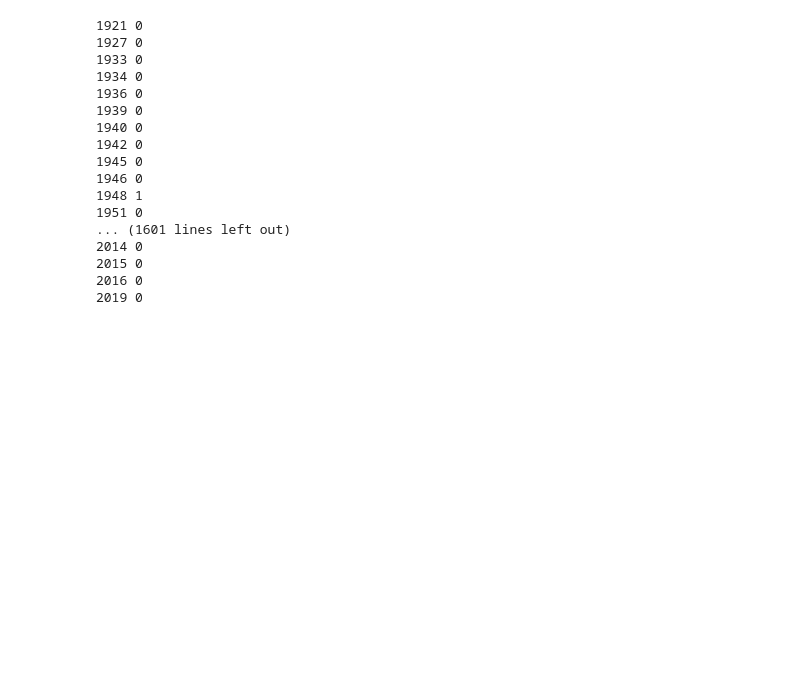
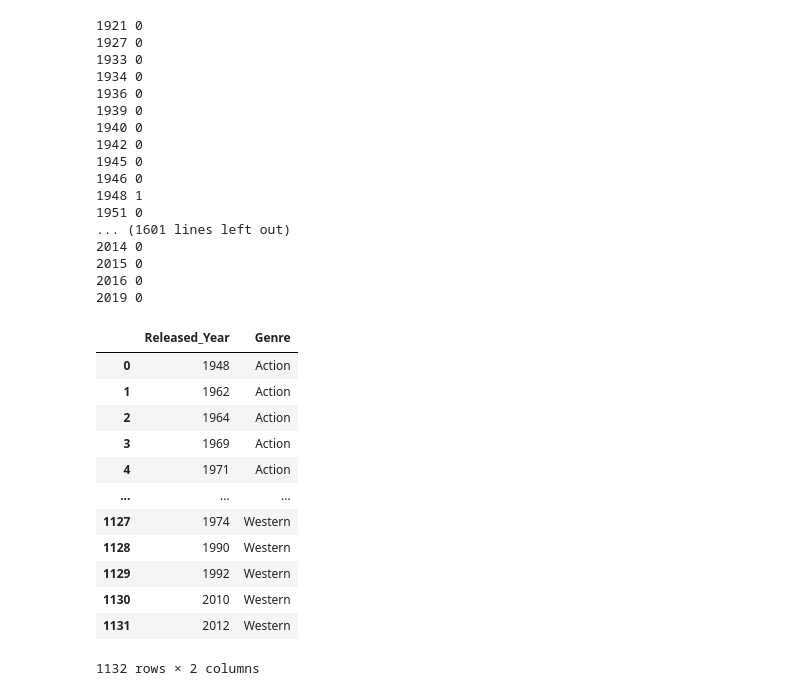
Before and after one commit to cindyhelloworld/iv-project, a Jupyter notebook: hot_encoding.ipynb, the cells around one changed output. Drawn from its saved outputs; the diff is of its cells as text; code cells hidden in the pictures; blank space fills up the shorter version.

```diff
--- a/hot_encoding.ipynb
+++ b/hot_encoding.ipynb
@@ -116,7 +116,7 @@ df_test = df_test[['Released_Year','Action', 'Adventure', 'Animation', 'Biograph
        'Drama', 'Family', 'Fantasy', 'Film-Noir', 'History', 'Horror', 'Music',
        'Musical', 'Mystery', 'Romance', 'Sci-Fi', 'Sport',
        'Thriller', 'War', 'Western']]
-df_test.columns = columns
+columns = df_test.columns
 # %%
 # df_final = pd.DataFrame(columns=["Released_Year","Genre"])
 dic = {"Released_Year":[],"Genre":[]}
@@ -155,5 +155,21 @@ for colname in columns[1:]:
 2019 0
 # %%
 df_final = pd.DataFrame(dic, columns=["Released_Year","Genre"])
+# %%
+df_final
+# %% [output]
+|  | Released_Year | Genre |
+| 0 | 1948 | Action |
+| 1 | 1962 | Action |
+| 2 | 1964 | Action |
+| 3 | 1969 | Action |
+| 4 | 1971 | Action |
+| ... | ... | ... |
+| 1127 | 1974 | Western |
+| 1128 | 1990 | Western |
+| 1129 | 1992 | Western |
+| 1130 | 2010 | Western |
+| 1131 | 2012 | Western |
+1132 rows × 2 columns
 # %%
 df_final.to_csv("data/genre_use.csv")
```
Also changed, not shown: 1 other file.
